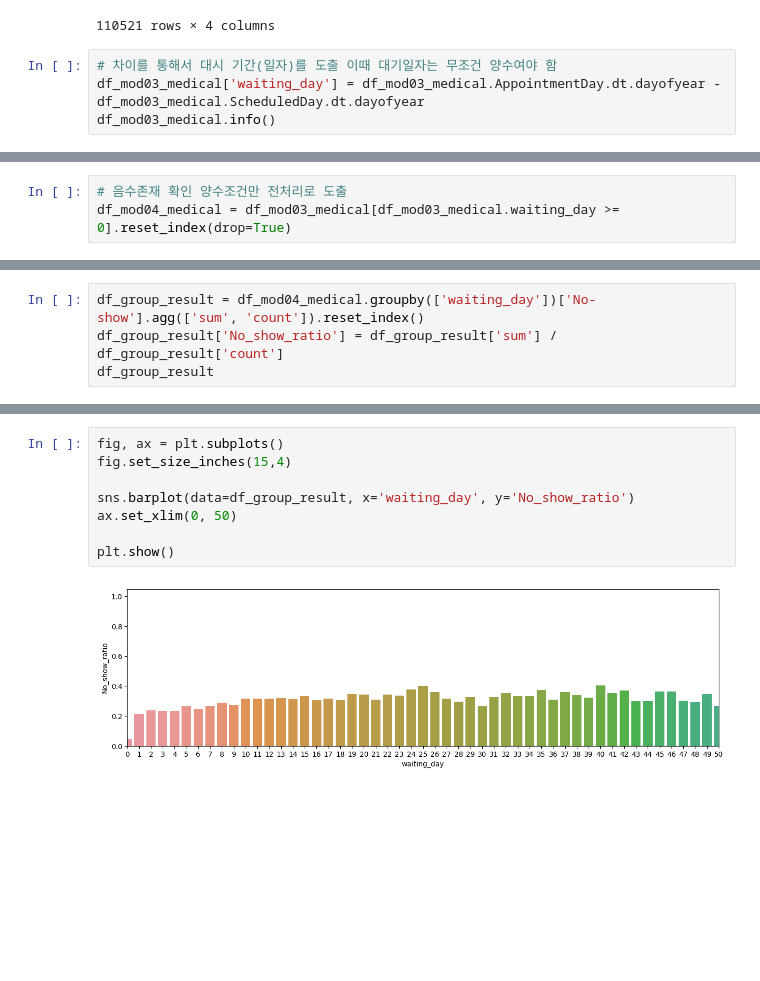
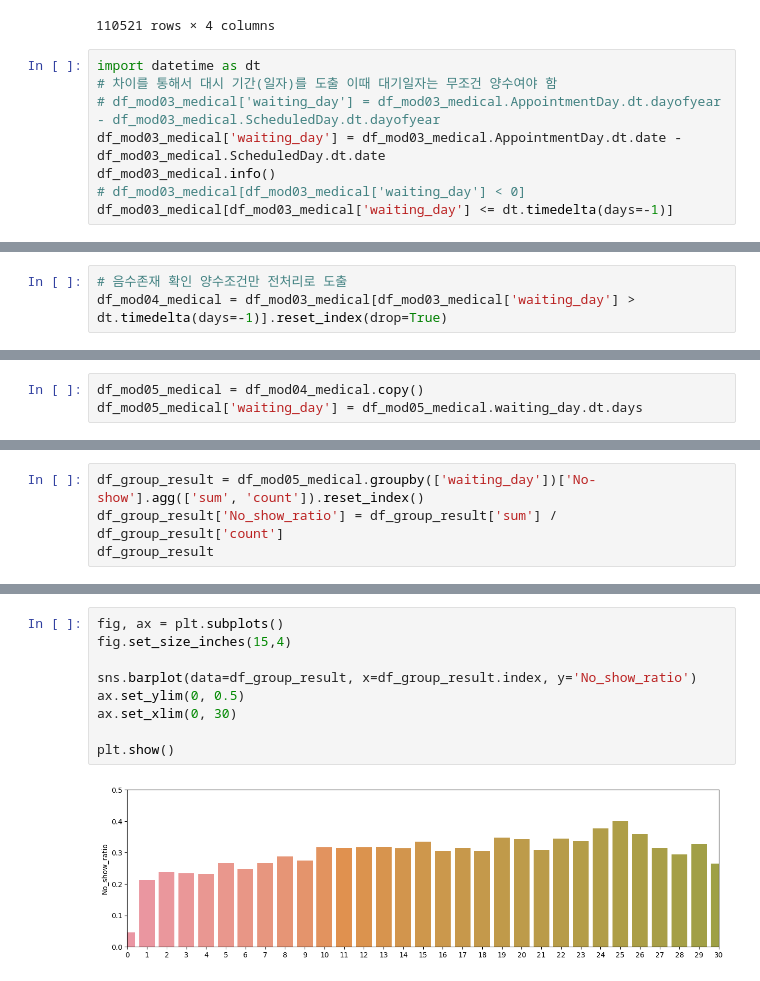
Before and after one commit to leadline42/lecture-bda-visaulization-python, a Jupyter notebook: Lecture04/Lecture04_01.ipynb, the cells around one changed output, grey strips where cells are left out. Drawn from its saved outputs; the diff is of its cells as text; blank space fills up the shorter version.

```diff
--- a/Lecture04/Lecture04_01.ipynb
+++ b/Lecture04/Lecture04_01.ipynb
@@ -319,9 +324,13 @@ pd.concat([df_mod03_medical.ScheduledDay, df_mod03_medical.ScheduledDay.dt.dayof
 | 110526 | 2016-04-27 13:30:56+00:00 | 118 | 2016-06-07 00:00:00+00:00 | 159 |
 110521 rows × 4 columns
 # %%
+import datetime as dt
 # 차이를 통해서 대시 기간(일자)를 도출 이때 대기일자는 무조건 양수여야 함
-df_mod03_medical['waiting_day'] = df_mod03_medical.AppointmentDay.dt.dayofyear - df_mod03_medical.ScheduledDay.dt.dayofyear
+# df_mod03_medical['waiting_day'] = df_mod03_medical.AppointmentDay.dt.dayofyear - df_mod03_medical.ScheduledDay.dt.dayofyear
+df_mod03_medical['waiting_day'] = df_mod03_medical.AppointmentDay.dt.date - df_mod03_medical.ScheduledDay.dt.date
 df_mod03_medical.info()
+# df_mod03_medical[df_mod03_medical['waiting_day'] < 0]
+df_mod03_medical[df_mod03_medical['waiting_day'] <= dt.timedelta(days=-1)]
 # %% [output]
 <class 'pandas.core.frame.DataFrame'>
 Int64Index: 110521 entries, 0 to 110526
@@ -355,6 +370,6 @@ df_mod03_medical.describe()
 # %%
 # 음수존재 확인 양수조건만 전처리로 도출
-df_mod04_medical = df_mod03_medical[df_mod03_medical.waiting_day >= 0].reset_index(drop=True)
+df_mod04_medical = df_mod03_medical[df_mod03_medical['waiting_day'] > dt.timedelta(days=-1)].reset_index(drop=True)
 # %%
 # 데이터 전처리 완료
 df_mod04_medical.describe()
@@ -390 +405,4 @@ dtypes: datetime64[ns, UTC](2), float64(1), int64(5), object(2)
 memory usage: 8.4+ MB
+# %%
+df_mod05_medical = df_mod04_medical.copy()
+df_mod05_medical['waiting_day'] = df_mod05_medical.waiting_day.dt.days
@@ -420,5 +468,5 @@ plt.show()
 # %%
-df_group_result = df_mod04_medical.groupby(['waiting_day'])['No-show'].agg(['sum', 'count']).reset_index()
+df_group_result = df_mod05_medical.groupby(['waiting_day'])['No-show'].agg(['sum', 'count']).reset_index()
 df_group_result['No_show_ratio'] = df_group_result['sum'] / df_group_result['count']
 df_group_result
 # %% [output]
@@ -438,11 +486,12 @@ df_group_result
 # %%
 fig, ax = plt.subplots()
 fig.set_size_inches(15,4)
 
-sns.barplot(data=df_group_result, x='waiting_day', y='No_show_ratio')
-ax.set_xlim(0, 50)
+sns.barplot(data=df_group_result, x=df_group_result.index, y='No_show_ratio')
+ax.set_ylim(0, 0.5)
+ax.set_xlim(0, 30)
 
 plt.show()
 # %% [output]
-[figure, old version]
+[figure, new version]
 # %%
```
Also changed, not shown: parts of 53 cells of this notebook, 5 other files.
